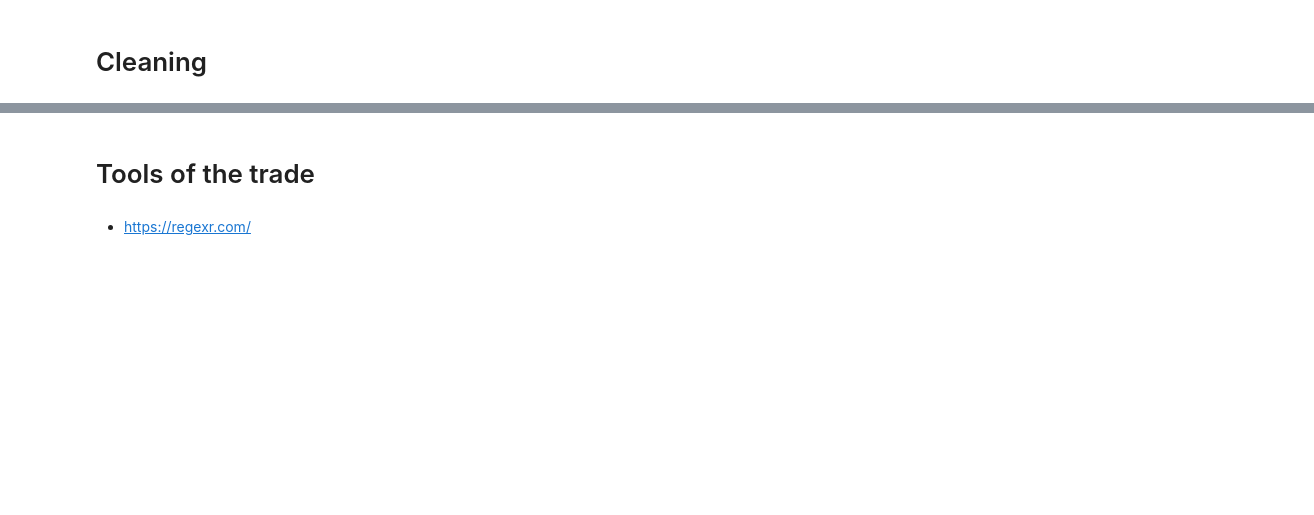
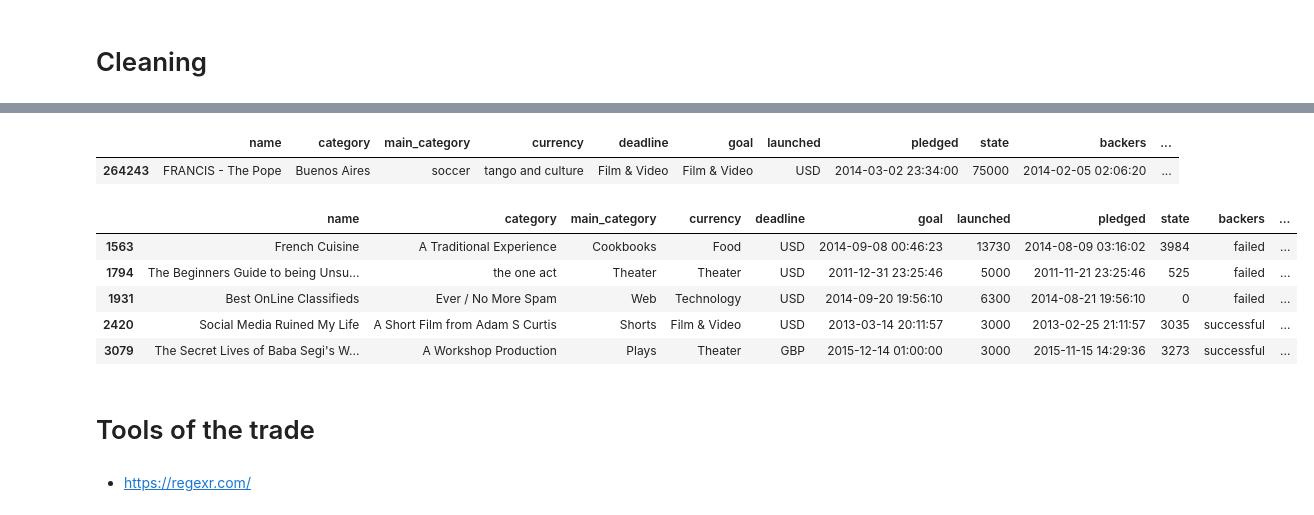
Before and after one commit to LaurentStar/Kick-Starter-Analysis, a Jupyter notebook: Exploratory_Data_Analysis.ipynb, the cells around one changed output, grey strips where cells are left out. Drawn from its saved outputs; the diff is of its cells as text; code cells hidden in the pictures; blank space fills up the shorter version.

```diff
--- a/Exploratory_Data_Analysis.ipynb
+++ b/Exploratory_Data_Analysis.ipynb
@@ -452,7 +622,21 @@ clean_df[clean_df.backers.str.isnumeric() == False]
+# %%
+clean_df[clean_df['currency'] == ' tango and culture']
+# %% [output]
+|  | name | category | main_category | currency | deadline | goal | launched | pledged | state | backers | ... |
+| 264243 | FRANCIS - The Pope | Buenos Aires | soccer | tango and culture | Film & Video | Film & Video | USD | 2014-03-02 23:34:00 | 75000 | 2014-02-05 02:06:20 | ... |
+# %%
+clean_df[clean_df['Unnamed:13'] != ''].head()
+# %% [output]
+|  | name | category | main_category | currency | deadline | goal | launched | pledged | state | backers | ... |
+| 1563 | French Cuisine | A Traditional Experience | Cookbooks | Food | USD | 2014-09-08 00:46:23 | 13730 | 2014-08-09 03:16:02 | 3984 | failed | ... |
+| 1794 | The Beginners Guide to being Unsu... | the one act | Theater | Theater | USD | 2011-12-31 23:25:46 | 5000 | 2011-11-21 23:25:46 | 525 | failed | ... |
+| 1931 | Best OnLine Classifieds | Ever / No More Spam | Web | Technology | USD | 2014-09-20 19:56:10 | 6300 | 2014-08-21 19:56:10 | 0 | failed | ... |
+| 2420 | Social Media Ruined My Life | A Short Film from Adam S Curtis | Shorts | Film & Video | USD | 2013-03-14 20:11:57 | 3000 | 2013-02-25 21:11:57 | 3035 | successful | ... |
+| 3079 | The Secret Lives of Baba Segi's W... | A Workshop Production | Plays | Theater | GBP | 2015-12-14 01:00:00 | 3000 | 2015-11-15 14:29:36 | 3273 | successful | ... |
+# %% [markdown]
+# Tools of the trade
 # %%
 #plt.gca().yaxis.grid(True)
 #plt.xticks(rotation=45, ha='right');
-# %% [markdown]
-# Tools of the trade
 # %% [markdown]
 - https://regexr.com/
```
Also changed, not shown: parts of 8 cells of this notebook, 1 other file.
